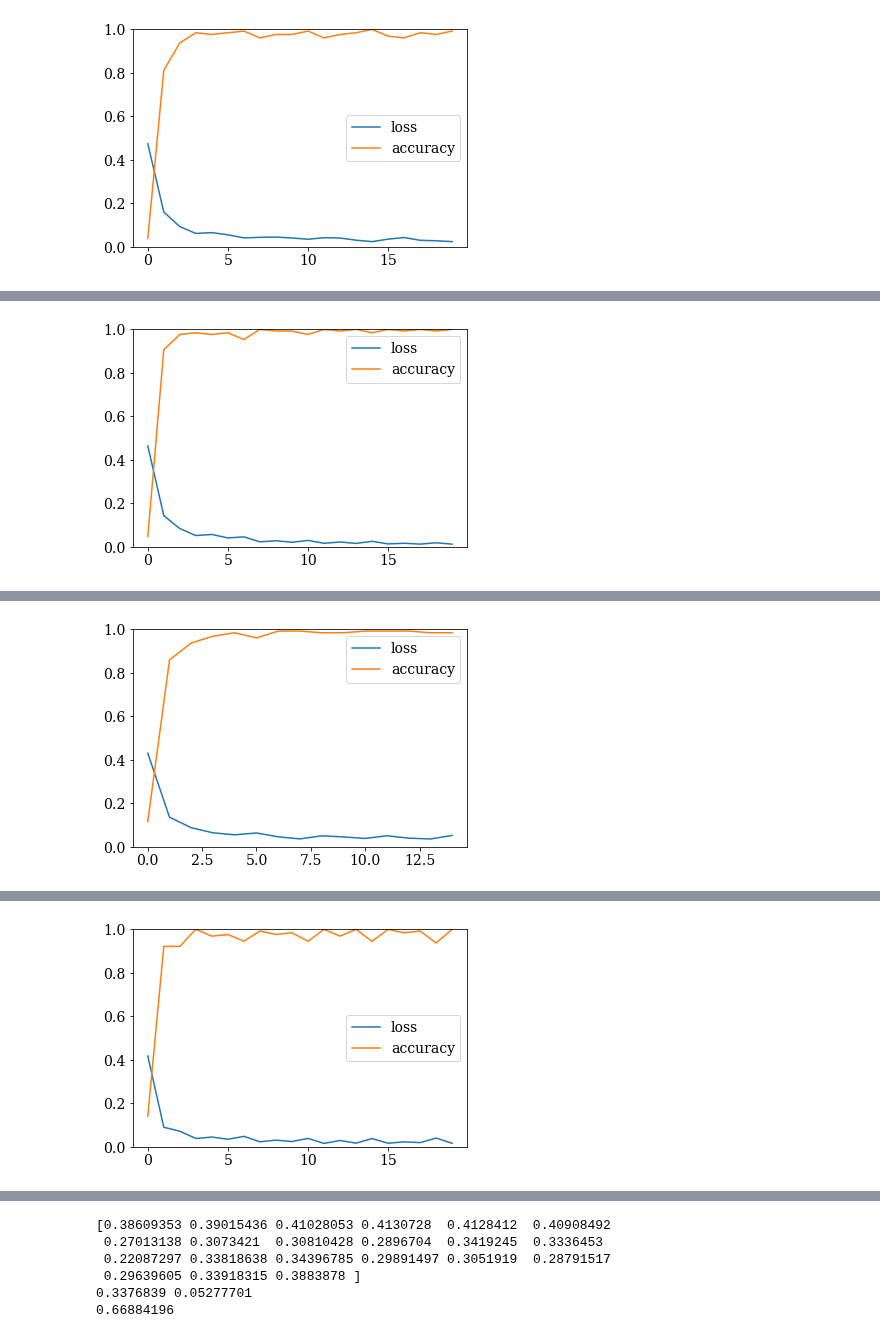
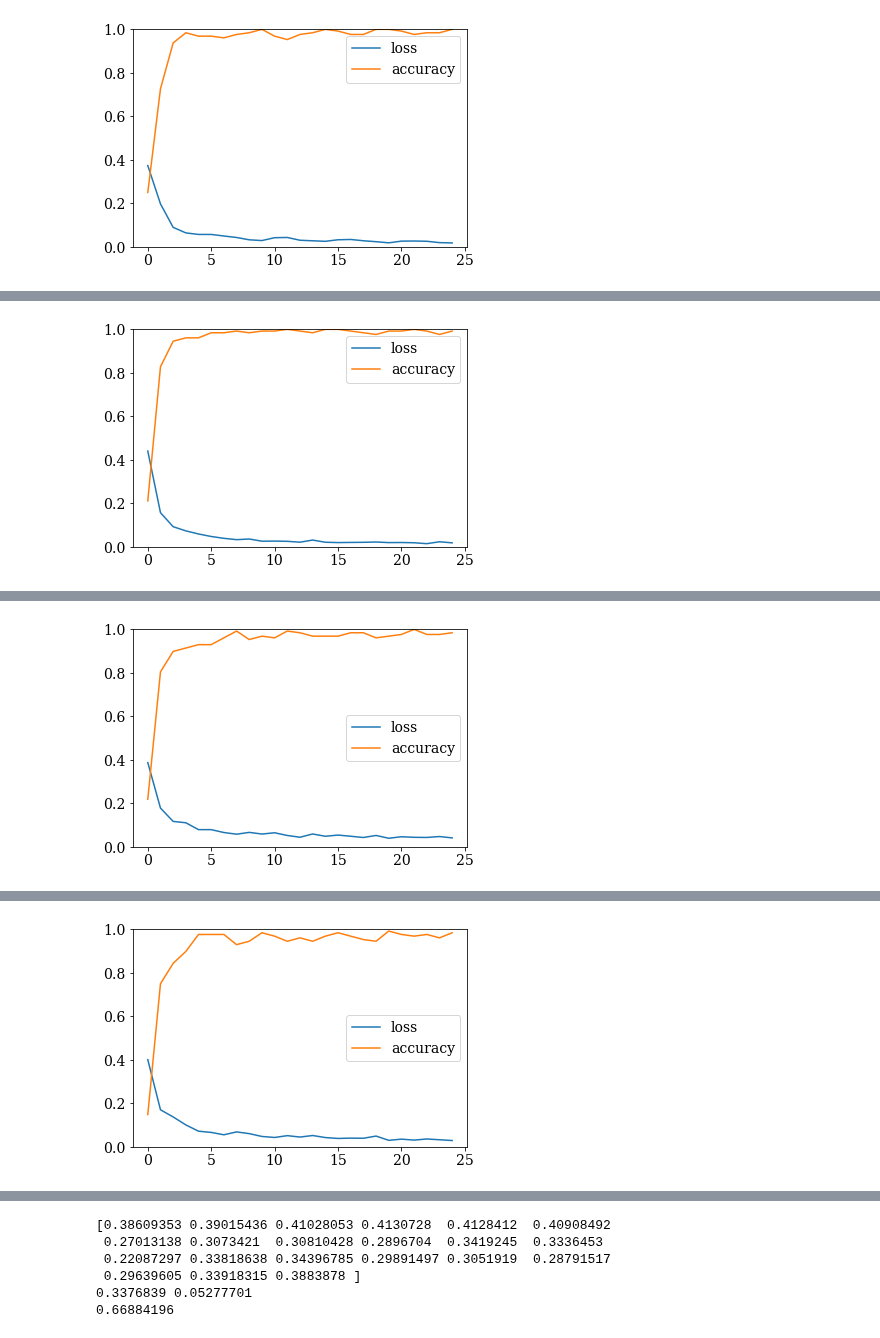
Before and after one commit to haimengzhao/quantum-fed-infer, a Jupyter notebook: qFedInf.ipynb, the cells around one changed output, grey strips where cells are left out. Cells and saved outputs as stored; diff of their text form; code cells hidden in the pictures.

```diff
--- a/qFedInf.ipynb
+++ b/qFedInf.ipynb
@@ -93,6 +95,8 @@ compute_accuracy = K.vmap(accuracy, vectorized_argnums=[1, 2])
 # %%
 params_list = []
 gmm_list = []
+all_train_loss = []
+all_train_acc = []
 for node in tqdm(range(n_node-1)):
     x_train_node, y_train_node = filter_pair(x_train, y_train, 0, node + 1)
     x_train_small = tf.image.resize(x_train_node[..., tf.newaxis], (int(2**(n/2)), int(2**(n/2)))).numpy()[..., 0].reshape(-1, 2**n)
@@ -118,11 +122,14 @@ for node in tqdm(range(n_node-1)):
             updates, opt_state = opt.update(grad_val, opt_state, params)
             params = optax.apply_updates(params, updates)
             loss_mean = jnp.mean(loss_val)
-            if i % 30 == 0:
+            if i % 20 == 0:
                 acc = jnp.mean(compute_accuracy(params, x, y, k))
                 acc_list.append(acc)
                 loss_list.append(loss_mean)
                 print(f'epoch {e}, {i}/{len(data)}: loss={loss_mean:.4f}, acc={acc:.4f}')
+    all_train_loss.append(loss_list)
+    all_train_acc.append(acc_list)
+
 
     plt.plot(loss_list)
     plt.plot(acc_list)
@@ -197 +195 @@ epoch 4, 90/95: loss=0.0238, acc=0.9922
-[figure, old version]
+[figure, new version]
@@ -218 +213 @@ epoch 4, 90/92: loss=0.0121, acc=1.0000
-[figure, old version]
+[figure, new version]
@@ -234 +231 @@ epoch 4, 60/89: loss=0.0523, acc=0.9844
-[figure, old version]
+[figure, new version]
@@ -255 +249 @@ epoch 4, 90/93: loss=0.0162, acc=1.0000
-[figure, old version]
+[figure, new version]
```
Also changed, not shown: parts of 10 cells of this notebook, 3 other files.
